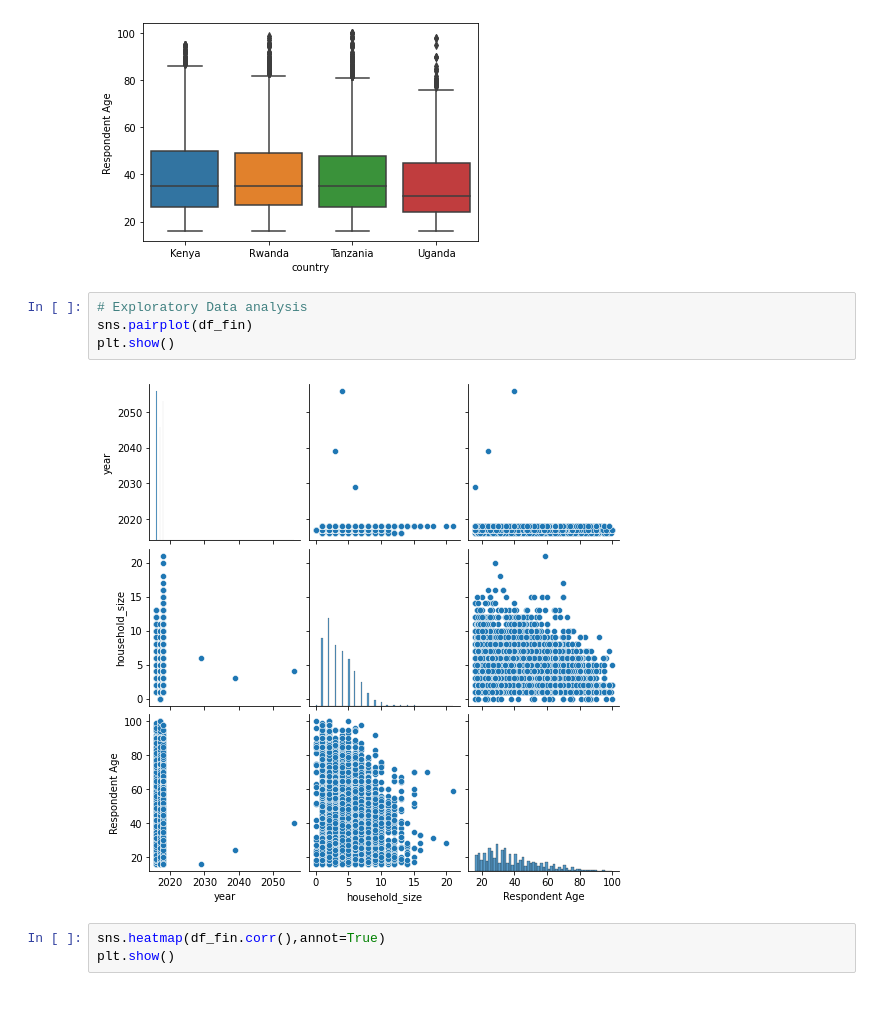
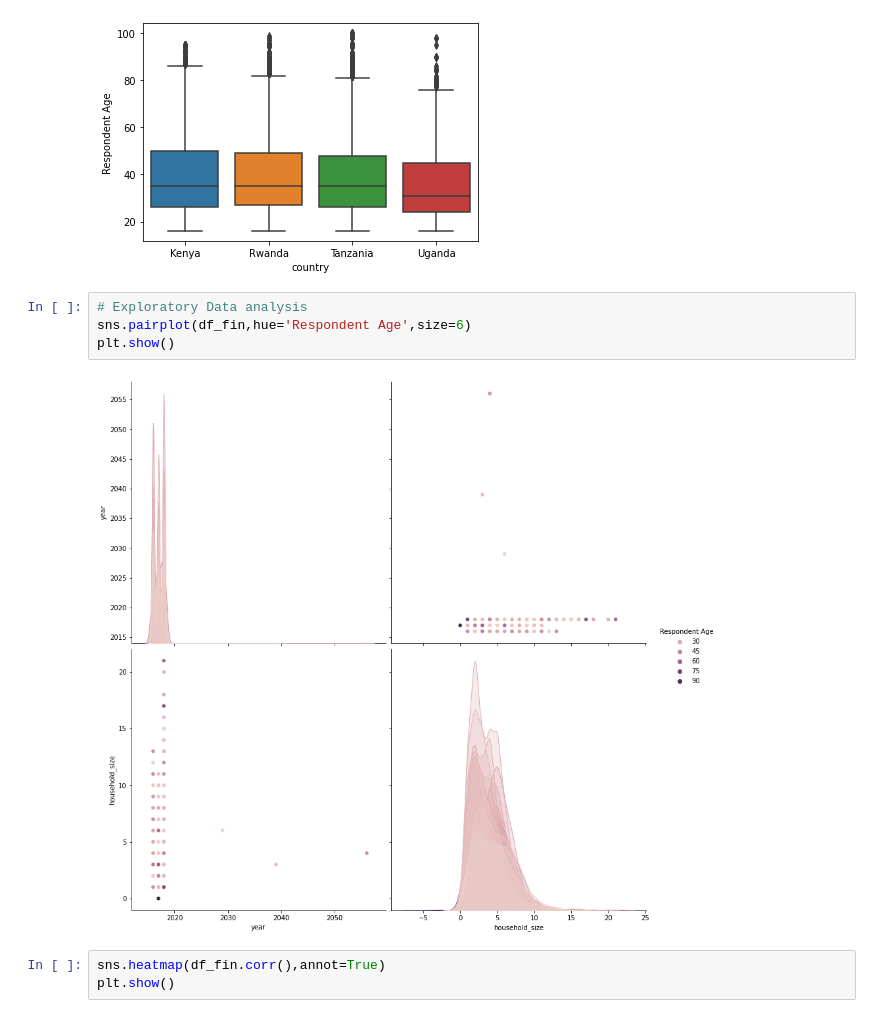
Before and after one commit to ArthackA/ip_core_2, a Jupyter notebook: MoringaIP_2_Core_Anthony_Macharia.ipynb, the cells around one changed output. Saved outputs shown, nothing was run; the diff lists cells and outputs as text.

```diff
--- a/MoringaIP_2_Core_Anthony_Macharia.ipynb
+++ b/MoringaIP_2_Core_Anthony_Macharia.ipynb
@@ -164,10 +173,10 @@ plt.show()
 [figure]
 # %%
 # Exploratory Data analysis
-sns.pairplot(df_fin)
+sns.pairplot(df_fin,hue='Respondent Age',size=6)
 plt.show()
 # %% [output]
-[figure, old version]
+[figure, new version]
 # %%
 sns.heatmap(df_fin.corr(),annot=True)
 plt.show()
```
Also changed, not shown: parts of 1 cell of this notebook.
